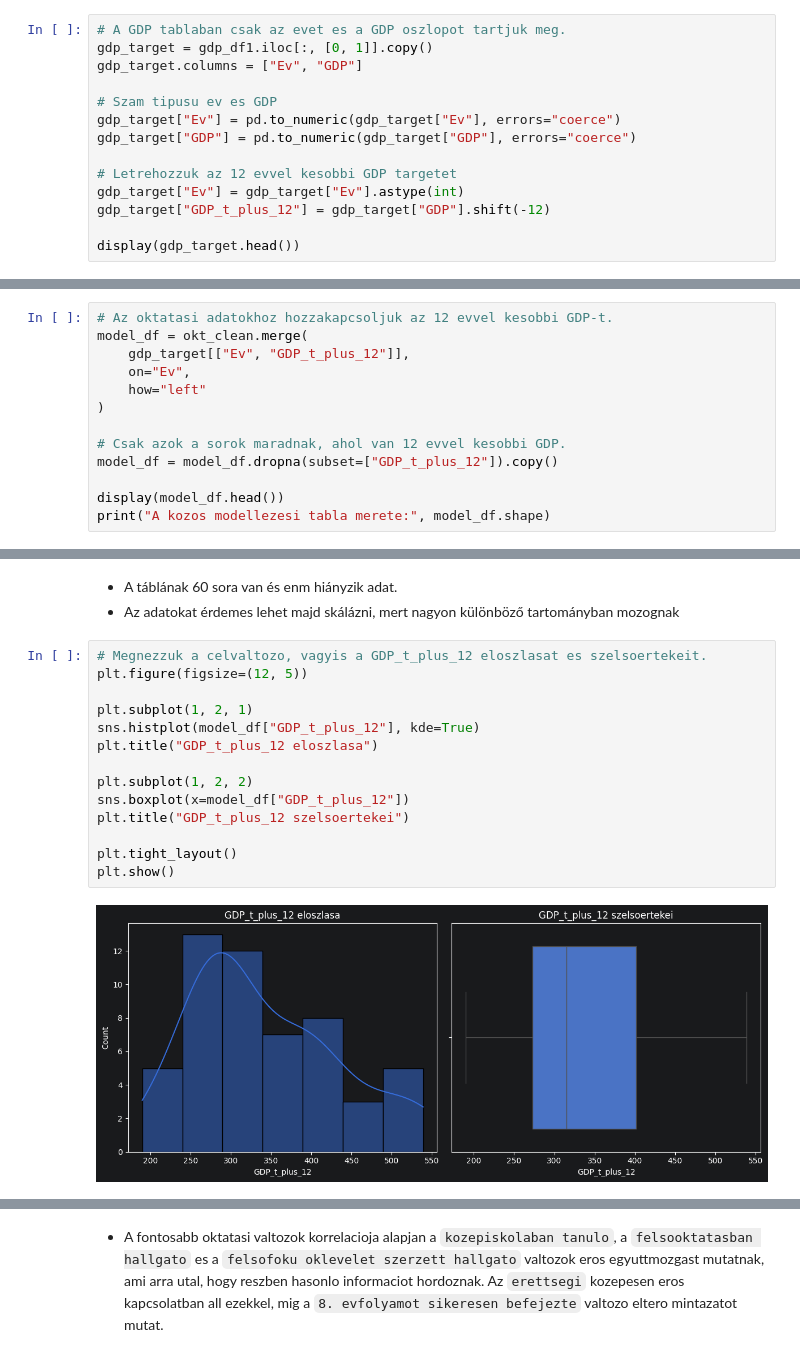
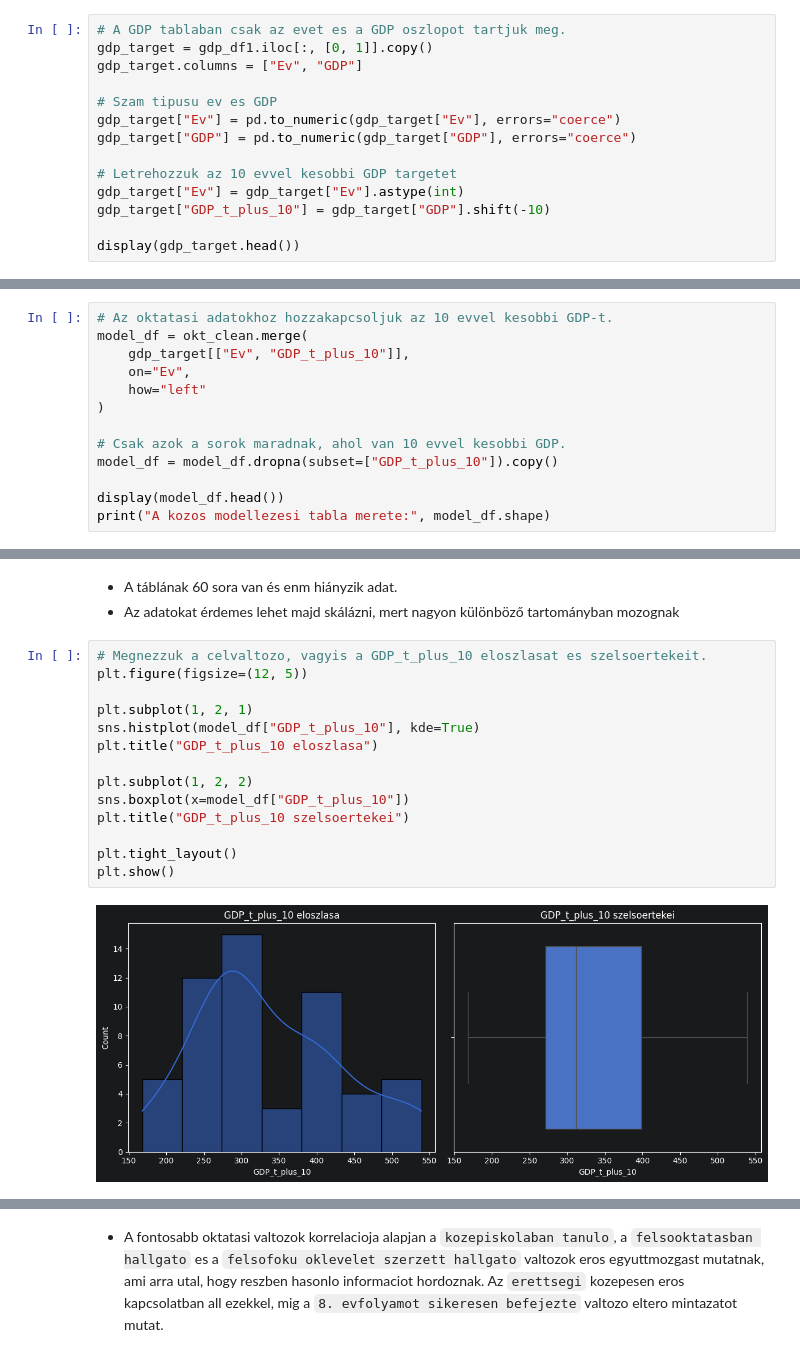
Before and after one commit to uflik/big_data_homework, a Jupyter notebook: BIGDATA-MI_HF.ipynb, the cells around one changed output, grey strips where cells are left out. Drawn from its saved outputs; the diff is of its cells as text.

Commit message:
10 ev csak felsooktatas

```diff
--- a/BIGDATA-MI_HF.ipynb
+++ b/BIGDATA-MI_HF.ipynb
@@ -534,9 +534,9 @@ gdp_target.columns = ["Ev", "GDP"]
 gdp_target["Ev"] = pd.to_numeric(gdp_target["Ev"], errors="coerce")
 gdp_target["GDP"] = pd.to_numeric(gdp_target["GDP"], errors="coerce")
 
-# Letrehozzuk az 12 evvel kesobbi GDP targetet
+# Letrehozzuk az 10 evvel kesobbi GDP targetet
 gdp_target["Ev"] = gdp_target["Ev"].astype(int)
-gdp_target["GDP_t_plus_12"] = gdp_target["GDP"].shift(-12)
+gdp_target["GDP_t_plus_10"] = gdp_target["GDP"].shift(-10)
 
 display(gdp_target.head())
 # %% [output]
@@ -593,15 +593,15 @@ display(okt_clean.head())
 | 3 | 184 | 1607 | 1512 | 151.0 | NaN | ... |
 | 4 | 187 | 1561 | 1486 | 164.0 | NaN | ... |
 # %%
-# Az oktatasi adatokhoz hozzakapcsoljuk az 12 evvel kesobbi GDP-t.
+# Az oktatasi adatokhoz hozzakapcsoljuk az 10 evvel kesobbi GDP-t.
 model_df = okt_clean.merge(
-    gdp_target[["Ev", "GDP_t_plus_12"]],
+    gdp_target[["Ev", "GDP_t_plus_10"]],
     on="Ev",
     how="left"
 )
 
-# Csak azok a sorok maradnak, ahol van 12 evvel kesobbi GDP.
-model_df = model_df.dropna(subset=["GDP_t_plus_12"]).copy()
+# Csak azok a sorok maradnak, ahol van 10 evvel kesobbi GDP.
+model_df = model_df.dropna(subset=["GDP_t_plus_10"]).copy()
 
 display(model_df.head())
 print("A kozos modellezesi tabla merete:", model_df.shape)
@@ -700,19 +700,19 @@ model_df.describe()
 - A táblának 60 sora van és enm hiányzik adat.
 - Az adatokat érdemes lehet majd skálázni, mert nagyon különböző tartományban mozognak
 # %%
-# Megnezzuk a celvaltozo, vagyis a GDP_t_plus_12 eloszlasat es szelsoertekeit.
+# Megnezzuk a celvaltozo, vagyis a GDP_t_plus_10 eloszlasat es szelsoertekeit.
 plt.figure(figsize=(12, 5))
 
 plt.subplot(1, 2, 1)
-sns.histplot(model_df["GDP_t_plus_12"], kde=True)
-plt.title("GDP_t_plus_12 eloszlasa")
+sns.histplot(model_df["GDP_t_plus_10"], kde=True)
+plt.title("GDP_t_plus_10 eloszlasa")
 
 plt.subplot(1, 2, 2)
-sns.boxplot(x=model_df["GDP_t_plus_12"])
-plt.title("GDP_t_plus_12 szelsoertekei")
+sns.boxplot(x=model_df["GDP_t_plus_10"])
+plt.title("GDP_t_plus_10 szelsoertekei")
 
 plt.tight_layout()
 plt.show()
 # %% [output]
-[figure, old version]
+[figure, new version]
 # %% [markdown]
```
Also changed, not shown: parts of 29 cells of this notebook.
